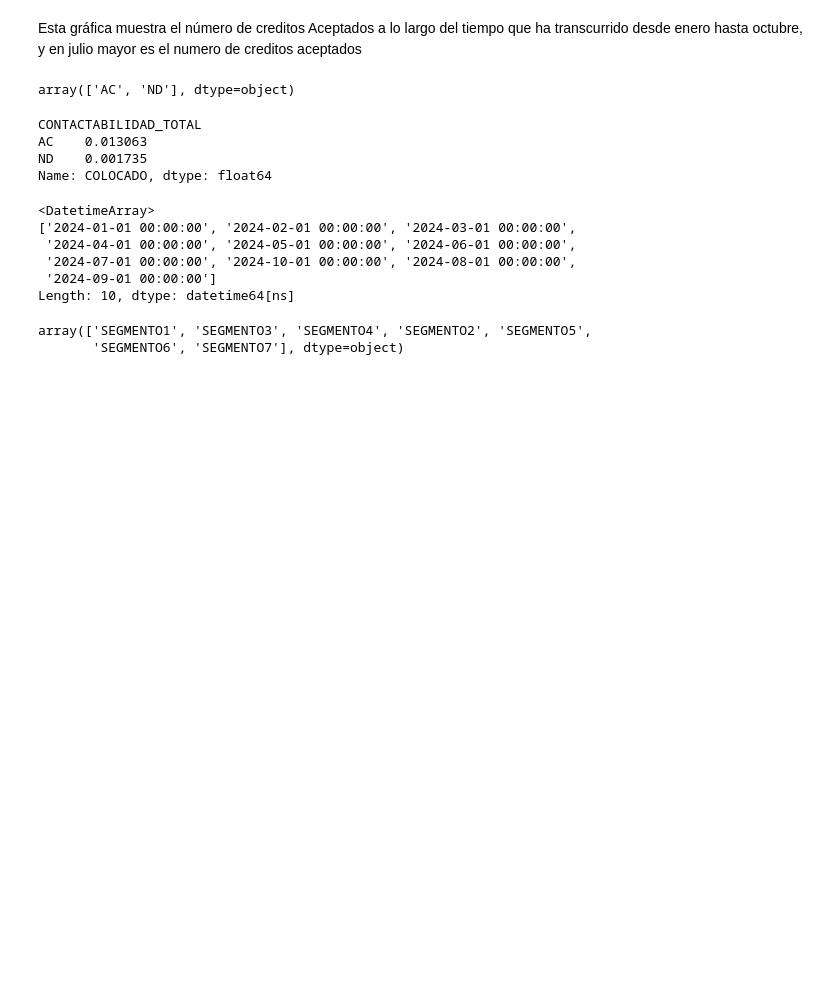
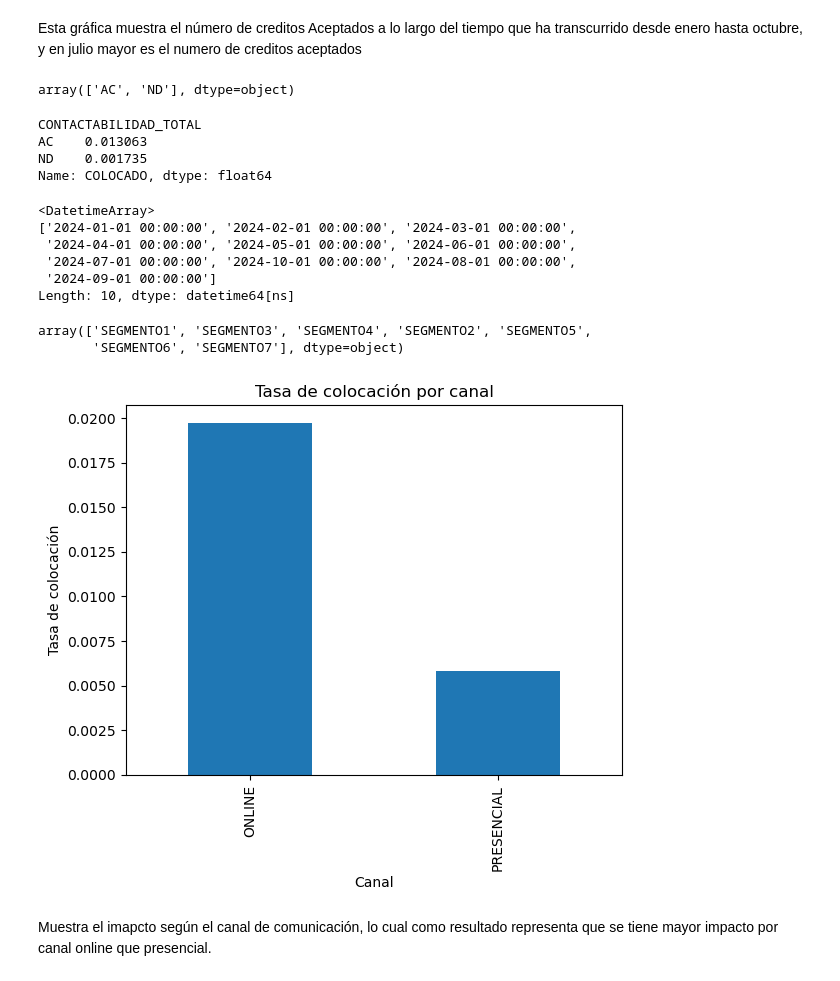
Before and after one commit to kesant/datathon, a Jupyter notebook: notebooks/0.0_jntg_preparacion_datos.ipynb, the cells around one changed output. Saved outputs shown, nothing was run; the diff lists cells and outputs as text; code cells hidden in the pictures; blank space fills up the shorter version.

```diff
--- a/notebooks/0.0_jntg_preparacion_datos.ipynb
+++ b/notebooks/0.0_jntg_preparacion_datos.ipynb
@@ -474,3 +474,15 @@ df_colocacion_agrupado.SEGMENTO.unique()
 # %% [output]
 array(['SEGMENTO1', 'SEGMENTO3', 'SEGMENTO4', 'SEGMENTO2', 'SEGMENTO5',
        'SEGMENTO6', 'SEGMENTO7'], dtype=object)
+# %%
+channel_analysis = df_colocacion_agrupado.groupby('CANAL')['COLOCADO'].mean()
+channel_analysis.plot(kind='bar')
+plt.title('Tasa de colocación por canal')
+plt.ylabel('Tasa de colocación')
+plt.xlabel('Canal')
+plt.show()
+# %% [output]
+[figure, added]
+# %% [markdown]
+
+Muestra el imapcto según el canal de comunicación, lo cual como resultado representa que se tiene mayor impacto por canal online que presencial.
```
Also changed, not shown: parts of 4 cells of this notebook.
